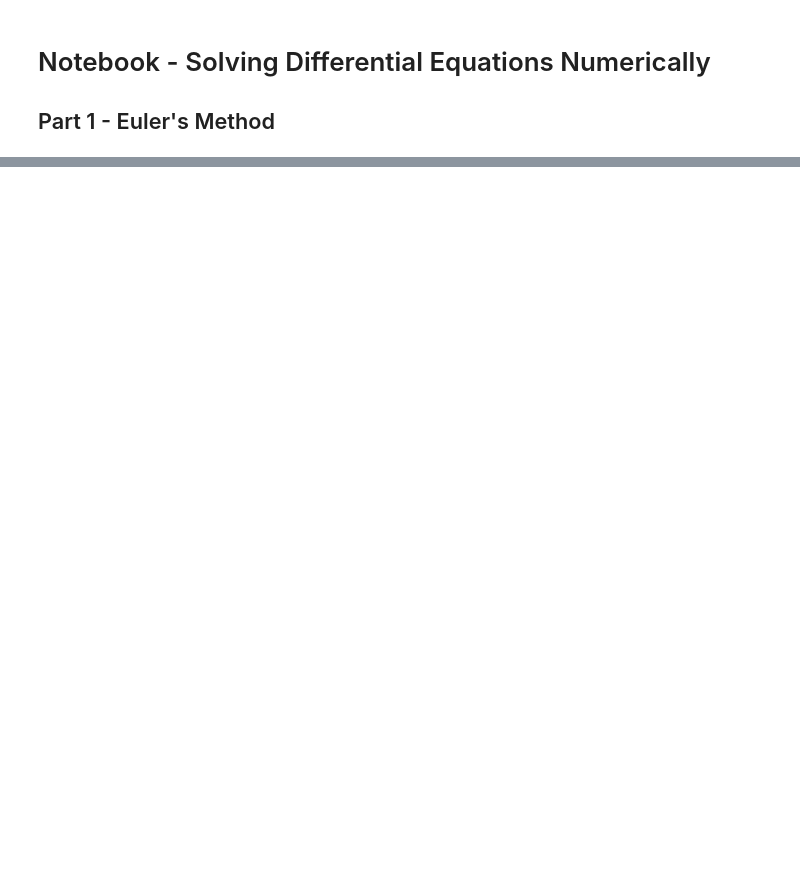
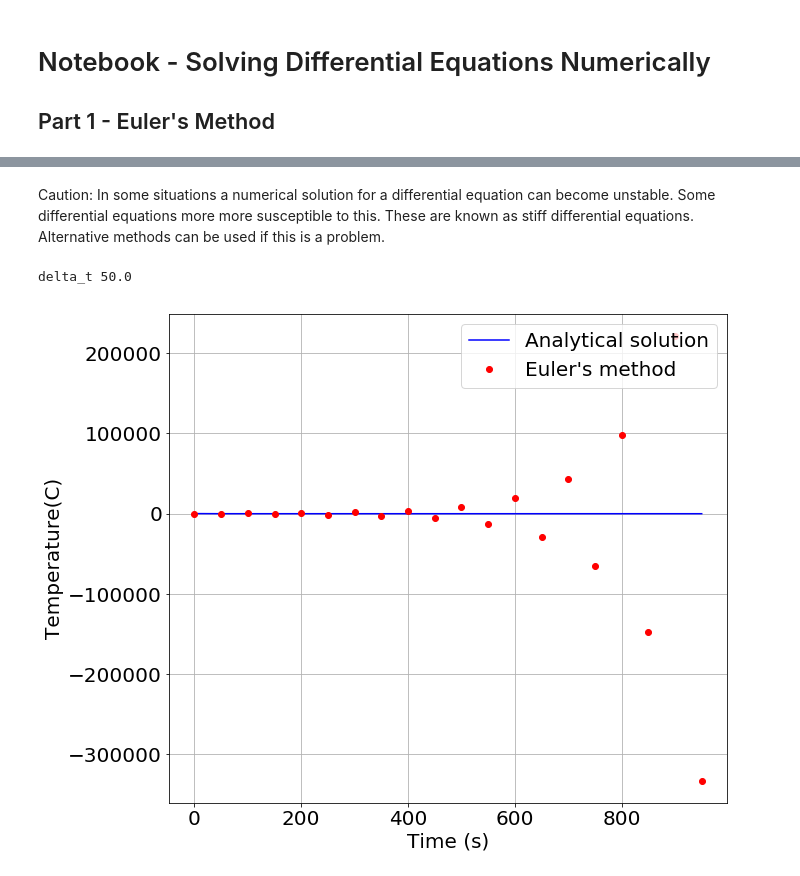
Before and after one commit to goodbyeskyharbor/PurdueNorthwest_PHYS308_ScientificComputing1, a Jupyter notebook: Notebooks/PHYS 308 - 12 - Differential Equations.ipynb, the cells around one changed output, grey strips where cells are left out. Cells and saved outputs as stored; diff of their text form; code cells hidden in the pictures; blank space fills up the shorter version.

```diff
--- a/Notebooks/PHYS 308 - 12 - Differential Equations.ipynb
+++ b/Notebooks/PHYS 308 - 12 - Differential Equations.ipynb
@@ -82,0 +83,74 @@ delta_t 3.0
+# %% [markdown]
+Caution: In some situations a numerical solution for a differential equation can become unstable. Some differential equations more more susceptible to this. These are known as stiff differential equations. Alternative methods can be used if this is a problem.
+# %%
+# Perform the Euler method to numerical solve a differential equation (Newton's heat equation)
+#    given some starting condition
+
+# Function which finds the slope
+#  for a given time and temperature
+def f_euler(t,k,T_env,T):
+    myf = -k * ( T - T_env )
+    #print(t, T, myf)
+    return myf
+
+# Function which evaluates the analytical solution
+#  for a given time
+def f_ana(t,k,T_env,T_0):
+    analytical_f = T_env + ( T_0 - T_env )*np.exp(-k*t)
+    return analytical_f
+
+
+# Set time range (minutes)
+a = 0.0
+b = 1000.0
+
+# Set number of time divisions and step size delta_t
+N = 20
+delta_t = (b-a)/N
+print("delta_t",delta_t)
+
+# Define the initital temperature, the environment temperature, and the constant
+T_0 = 170  # C
+T_env = 20 # C
+k = 0.05 # /min
+
+# Array of time
+tpoints  = np.arange(a,b,delta_t)
+
+# Empty lists to store temperature
+Tpoints_euler  = []
+Tpoints_ana    = []
+
+# Start the process at t=0
+Temp = T_0
+
+for t in tpoints:
+
+    # put the temperatures for this time
+    #  iteration into the array
+    Tpoints_euler.append(Temp)
+    Tpoints_ana.append( f_ana(t,k,T_env,T_0) )
+
+    # Use the current time and temperature
+    #  and the differential equation to find the slope
+    #  at this time then perform euler's method
+    #  to find the temp for the next iteration
+    Temp += delta_t*f_euler(t,k,T_env,Temp)
+
+
+plt.figure(figsize=(10,9))
+
+plt.plot(tpoints,Tpoints_ana, "b" , label='Analytical solution')
+plt.plot(tpoints,Tpoints_euler, "ro" , label="Euler's method")
+
+plt.xlabel("Time (s)" , fontsize=20)
+plt.ylabel("Temperature(C)" , fontsize=20)
+
+plt.legend(loc='upper right', fontsize=20)
+plt.tick_params(axis='both', which='major', labelsize=20)
+plt.grid(True)
+
+plt.show()
+# %% [output]
+delta_t 50.0
+[figure, added]
```
Also changed, not shown: parts of 22 cells of this notebook, 2 other files.
